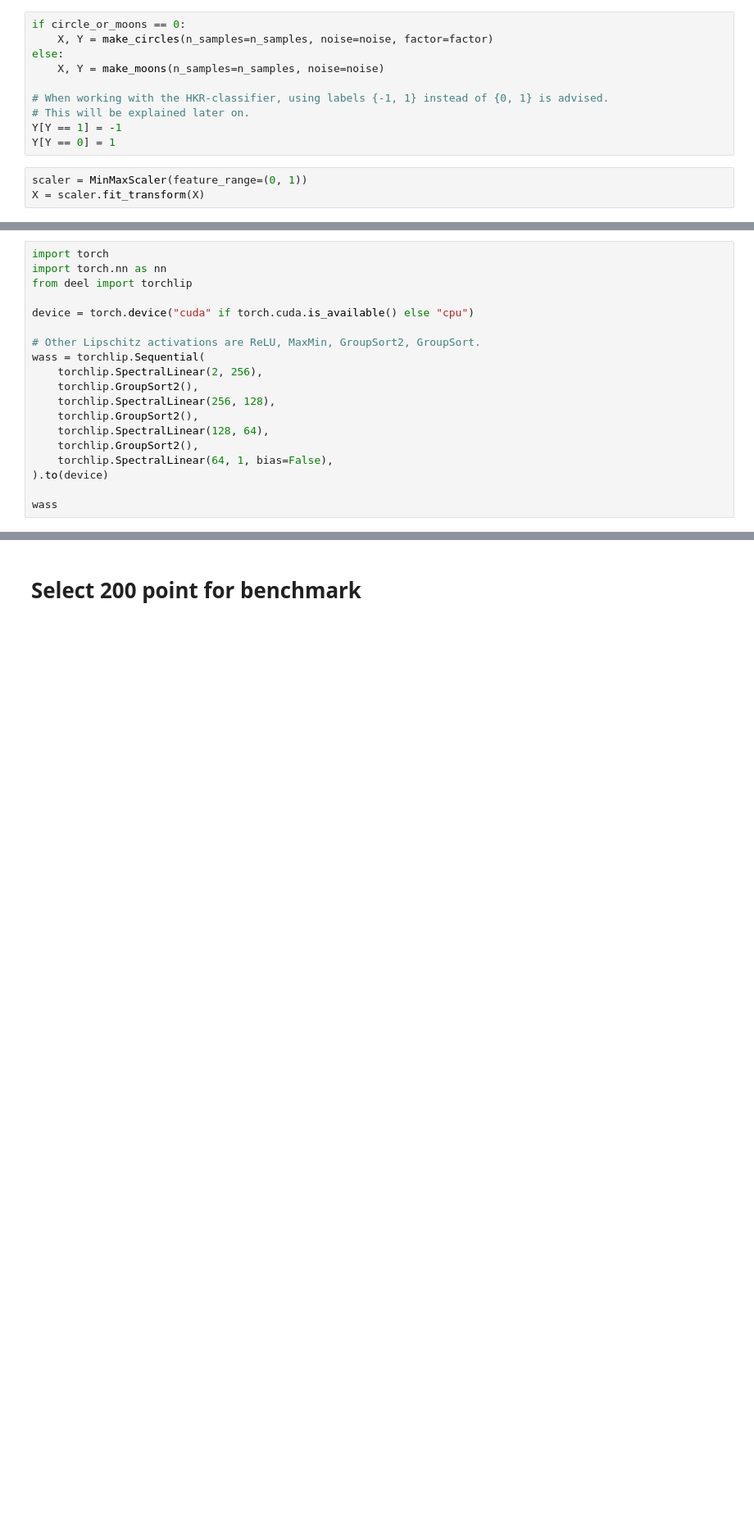
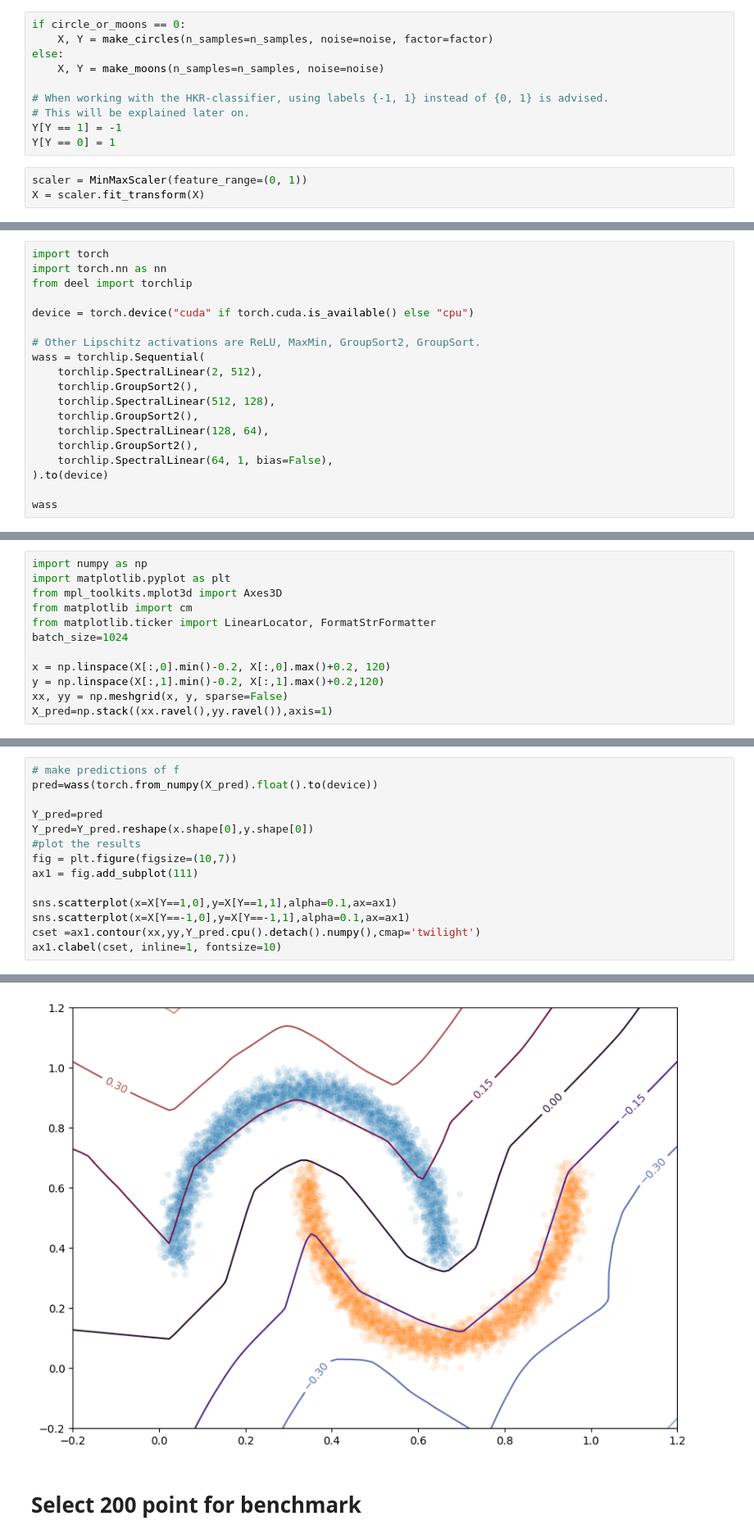
Before and after one commit to thomasdeltort/Robust_Project, a Jupyter notebook: lip_notebooks/notebooks_creation_models/2_moons.ipynb, the cells around one changed output, grey strips where cells are left out. Shown at 82% size. Drawn from its saved outputs; the diff is of its cells as text; blank space fills up the shorter version.

```diff
--- a/lip_notebooks/notebooks_creation_models/2_moons.ipynb
+++ b/lip_notebooks/notebooks_creation_models/2_moons.ipynb
@@ -38,9 +38,9 @@ device = torch.device("cuda" if torch.cuda.is_available() else "cpu")
 
 # Other Lipschitz activations are ReLU, MaxMin, GroupSort2, GroupSort.
 wass = torchlip.Sequential(
-    torchlip.SpectralLinear(2, 256),
+    torchlip.SpectralLinear(2, 512),
     torchlip.GroupSort2(),
-    torchlip.SpectralLinear(256, 128),
+    torchlip.SpectralLinear(512, 128),
     torchlip.GroupSort2(),
     torchlip.SpectralLinear(128, 64),
     torchlip.GroupSort2(),
@@ -173,0 +174,12 @@ KR: 0.3393 - hinge: 0.0089 - accuracy: 0.9984
+# %%
+import numpy as np
+import matplotlib.pyplot as plt
+from mpl_toolkits.mplot3d import Axes3D
+from matplotlib import cm
+from matplotlib.ticker import LinearLocator, FormatStrFormatter
+batch_size=1024
+
+x = np.linspace(X[:,0].min()-0.2, X[:,0].max()+0.2, 120)
+y = np.linspace(X[:,1].min()-0.2, X[:,1].max()+0.2,120)
+xx, yy = np.meshgrid(x, y, sparse=False)
+X_pred=np.stack((xx.ravel(),yy.ravel()),axis=1)
@@ -173,0 +192,15 @@ KR: 0.3393 - hinge: 0.0089 - accuracy: 0.9984
+# %%
+# make predictions of f
+pred=wass(torch.from_numpy(X_pred).float().to(device))
+
+Y_pred=pred
+Y_pred=Y_pred.reshape(x.shape[0],y.shape[0])
+#plot the results
+fig = plt.figure(figsize=(10,7))
+ax1 = fig.add_subplot(111)
+
+sns.scatterplot(x=X[Y==1,0],y=X[Y==1,1],alpha=0.1,ax=ax1)
+sns.scatterplot(x=X[Y==-1,0],y=X[Y==-1,1],alpha=0.1,ax=ax1)
+cset =ax1.contour(xx,yy,Y_pred.cpu().detach().numpy(),cmap='twilight')
+ax1.clabel(cset, inline=1, fontsize=10)
+# %% [output]
@@ -174,3 +208,4 @@ KR: 0.3393 - hinge: 0.0089 - accuracy: 0.9984
+[figure, added]
 # %% [markdown]
 # Select 200 point for benchmark
 # %%
```
Also changed, not shown: parts of 20 cells of this notebook, 4 other files.
